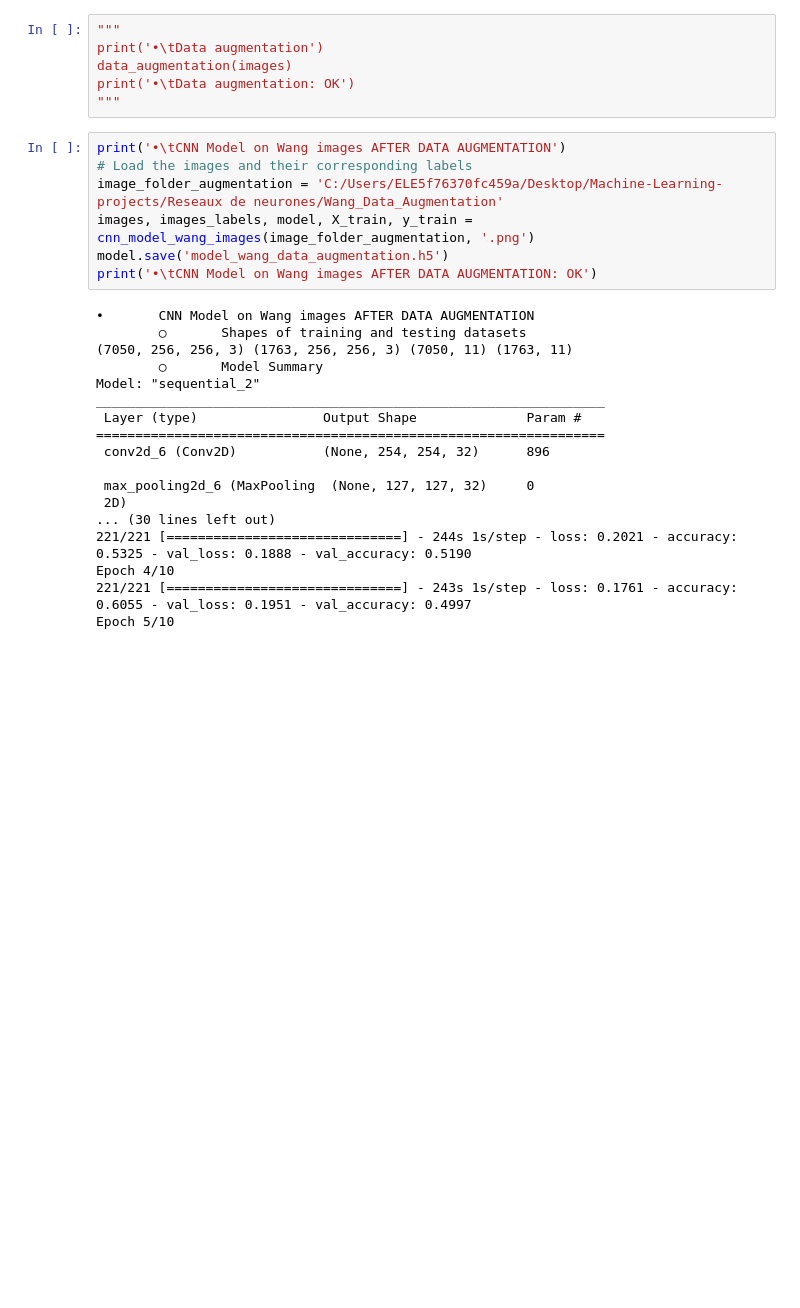
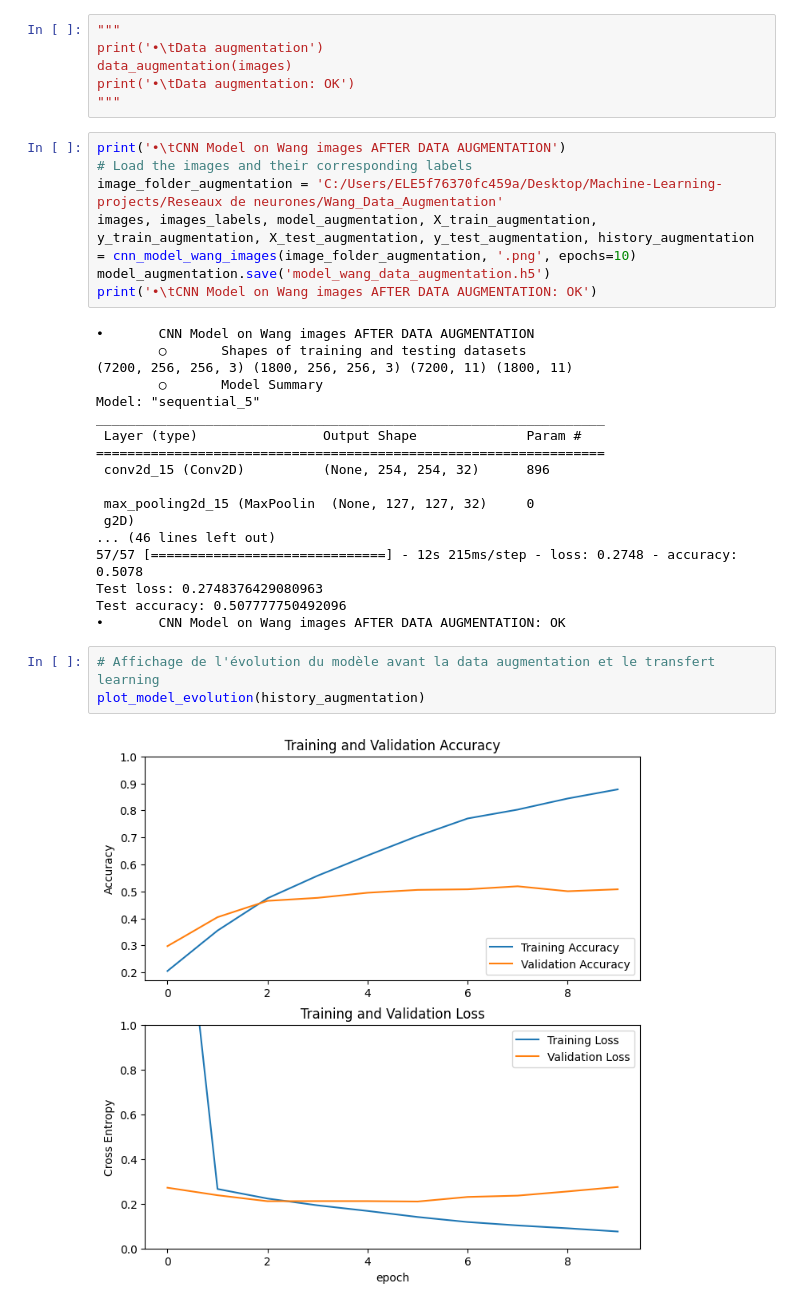
Before and after one commit to AlexisGuillotin/Machine-Learning-projects, a Jupyter notebook: Reseaux de neurones/reseaux_de_neuronnes.ipynb, the cells around one changed output. Drawn from its saved outputs; the diff is of its cells as text; blank space fills up the shorter version.

```diff
--- a/Reseaux de neurones/reseaux_de_neuronnes.ipynb
+++ b/Reseaux de neurones/reseaux_de_neuronnes.ipynb
@@ -242,27 +282,32 @@ print('•\tData augmentation: OK')
 print('•\tCNN Model on Wang images AFTER DATA AUGMENTATION')
 # Load the images and their corresponding labels
 image_folder_augmentation = 'C:/Users/ELE5f76370fc459a/Desktop/Machine-Learning-projects/Reseaux de neurones/Wang_Data_Augmentation'
-images, images_labels, model, X_train, y_train = cnn_model_wang_images(image_folder_augmentation, '.png')
-model.save('model_wang_data_augmentation.h5')
+images, images_labels, model_augmentation, X_train_augmentation, y_train_augmentation, X_test_augmentation, y_test_augmentation, history_augmentation = cnn_model_wang_images(image_folder_augmentation, '.png', epochs=10)
+model_augmentation.save('model_wang_data_augmentation.h5')
 print('•\tCNN Model on Wang images AFTER DATA AUGMENTATION: OK')
 # %% [output]
 •       CNN Model on Wang images AFTER DATA AUGMENTATION
         ○       Shapes of training and testing datasets
-(7050, 256, 256, 3) (1763, 256, 256, 3) (7050, 11) (1763, 11)
+(7200, 256, 256, 3) (1800, 256, 256, 3) (7200, 11) (1800, 11)
         ○       Model Summary
-Model: "sequential_2"
+Model: "sequential_5"
 _________________________________________________________________
  Layer (type)                Output Shape              Param #
 =================================================================
- conv2d_6 (Conv2D)           (None, 254, 254, 32)      896
+ conv2d_15 (Conv2D)          (None, 254, 254, 32)      896
 
- max_pooling2d_6 (MaxPooling  (None, 127, 127, 32)     0
- 2D)
-... (30 lines left out)
-221/221 [==============================] - 244s 1s/step - loss: 0.2021 - accuracy: 0.5325 - val_loss: 0.1888 - val_accuracy: 0.5190
-Epoch 4/10
-221/221 [==============================] - 243s 1s/step - loss: 0.1761 - accuracy: 0.6055 - val_loss: 0.1951 - val_accuracy: 0.4997
-Epoch 5/10
+ max_pooling2d_15 (MaxPoolin  (None, 127, 127, 32)     0
+ g2D)
+... (46 lines left out)
+57/57 [==============================] - 12s 215ms/step - loss: 0.2748 - accuracy: 0.5078
+Test loss: 0.2748376429080963
+Test accuracy: 0.507777750492096
+•       CNN Model on Wang images AFTER DATA AUGMENTATION: OK
+# %%
+# Affichage de l'évolution du modèle avant la data augmentation et le transfert learning
+plot_model_evolution(history_augmentation)
+# %% [output]
+[figure, added]
 # %%
 print('•\tCNN Model with Transfert Learning')
 # Load the images and their corresponding labels
```
Also changed, not shown: parts of 5 cells of this notebook.
